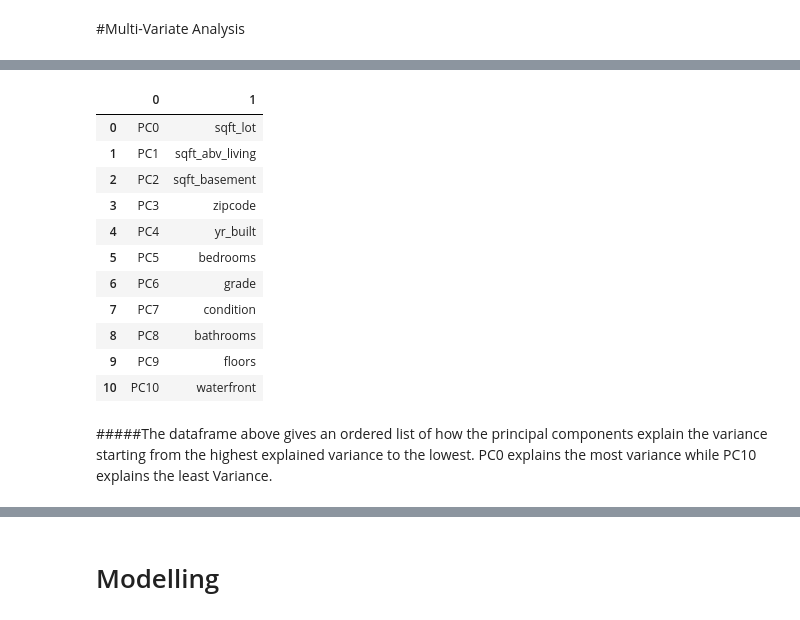
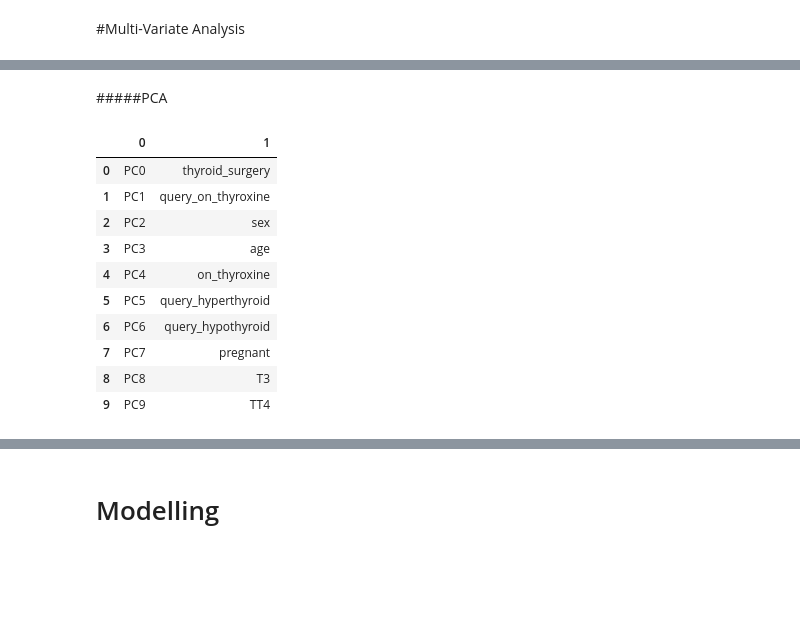
Before and after one commit to vivianusdjpy/Nairobi-Hospital-test-for-hypothyroidism., a Jupyter notebook: Nairobi_Hospital_test_for_hypothyroidism_.ipynb, the cells around one changed output, grey strips where cells are left out. Saved outputs shown, nothing was run; the diff lists cells and outputs as text; code cells hidden in the pictures; blank space fills up the shorter version.

```diff
--- a/Nairobi_Hospital_test_for_hypothyroidism_.ipynb
+++ b/Nairobi_Hospital_test_for_hypothyroidism_.ipynb
@@ -334,0 +133,3 @@ hypothyroid_2 = hypothyroid_1.drop(['TBG'], axis =1)
+# %%
+hypothyroid_1 = hypothyroid.replace(['?'], np.nan)
+hypothyroid_1.isnull().sum().sum()
@@ -334,0 +285,10 @@ hypothyroid_2 = hypothyroid_1.drop(['TBG'], axis =1)
+# %%
+#The null values are in all the numerical column
+#defining the array of numerical columns to use.
+numerical_columns_2 = ['TSH','T3', 'TT4', 'T4U', 'FTI']
+
+#creating a copy
+hypothyroid_6 = hypothyroid_5
+
+#dropping the null values and assigning the resultant values to a new dataframe
+hypothyroid_6[numerical_columns_2] = hypothyroid_5[numerical_columns_2].fillna(0)
@@ -334,0 +303,3 @@ hypothyroid_2 = hypothyroid_1.drop(['TBG'], axis =1)
+# %%
+hypothyroid_7 = hypothyroid_6.drop_duplicates()
+hypothyroid_7.shape
@@ -363,0 +530,18 @@ The columns sqft_above and sqft_living have a very high correlation of 0.88 thus
+# %%
+# Import label encoder
+from sklearn import preprocessing
+
+#creating a copy
+hypothyroid_8 = hypothyroid_7
+
+# label_encoder object knows how to understand word labels.
+label_encoder = preprocessing.LabelEncoder()
+
+# Encode labels in column 'species'.
+hypothyroid_8['status']= label_encoder.fit_transform(hypothyroid_8['status'])
+
+hypothyroid_8['status'].unique()
+
+#Feature engineering.
+hypothyroid_8 = pd.get_dummies(hypothyroid_8)
+hypothyroid_8.head()
@@ -364,38 +555,44 @@ The columns sqft_above and sqft_living have a very high correlation of 0.88 thus
+# %% [markdown]
+#####PCA
 # %%
 #Finding the best principal Components
 from sklearn.decomposition import PCA
 
 np.random.seed(0)
 
+y = hypothyroid_8['status'].values
+X = hypothyroid_8.drop(['status'], axis=1)
+
 train_features = X
 
-model = PCA(n_components=5).fit(train_features)
+model = PCA(n_components=10).fit(train_features)
 
 # number of components
 n_pcs= model.components_.shape[0]
 # get the index of the most important feature on EACH component
 # LIST COMPREHENSION HERE
 most_important = [np.abs(model.components_[i]).argmax() for i in range(n_pcs)]
-initial_feature_names = ['bedrooms','bathrooms','sqft_lot','floors','waterfront','condition','grade','sqft_basement','yr_built','zipcode','sqft_abv_living']
+initial_feature_names = [ 'age', 'sex', 'on_thyroxine', 'query_on_thyroxine',
+       'on_antithyroid_medication', 'thyroid_surgery', 'query_hypothyroid',
+       'query_hyperthyroid', 'pregnant', 'sick', 'tumor', 'lithium', 'goitre',
+       'TSH_measured', 'TSH', 'T3_measured', 'T3', 'TT4_measured', 'TT4',
+       'T4U_measured', 'T4U', 'FTI_measured', 'FTI', 'TBG_measured']
 # get the names
 most_important_names = [initial_feature_names[most_important[i]] for i in range(n_pcs)]
 # LIST COMPREHENSION HERE AGAIN
 dic = {'PC{}'.format(i): most_important_names[i] for i in range(n_pcs)}
 # build the dataframe
 df = pd.DataFrame(dic.items())
 df
 # %% [output]
 |  | 0 | 1 |
-| 0 | PC0 | sqft_lot |
-| 1 | PC1 | sqft_abv_living |
-| 2 | PC2 | sqft_basement |
-| 3 | PC3 | zipcode |
-| 4 | PC4 | yr_built |
-| 5 | PC5 | bedrooms |
-| 6 | PC6 | grade |
-| 7 | PC7 | condition |
-| 8 | PC8 | bathrooms |
-| 9 | PC9 | floors |
-| 10 | PC10 | waterfront |
+| 0 | PC0 | thyroid_surgery |
+| 1 | PC1 | query_on_thyroxine |
+| 2 | PC2 | sex |
+| 3 | PC3 | age |
+| 4 | PC4 | on_thyroxine |
+| 5 | PC5 | query_hyperthyroid |
+| 6 | PC6 | query_hypothyroid |
+| 7 | PC7 | pregnant |
+| 8 | PC8 | T3 |
+| 9 | PC9 | TT4 |
-# %% [markdown]
-#####The dataframe above gives an ordered list of how the principal components explain the variance starting from the highest explained variance to the lowest. PC0 explains the most variance while PC10 explains the least Variance.
```
Also changed, not shown: parts of 89 cells of this notebook.
